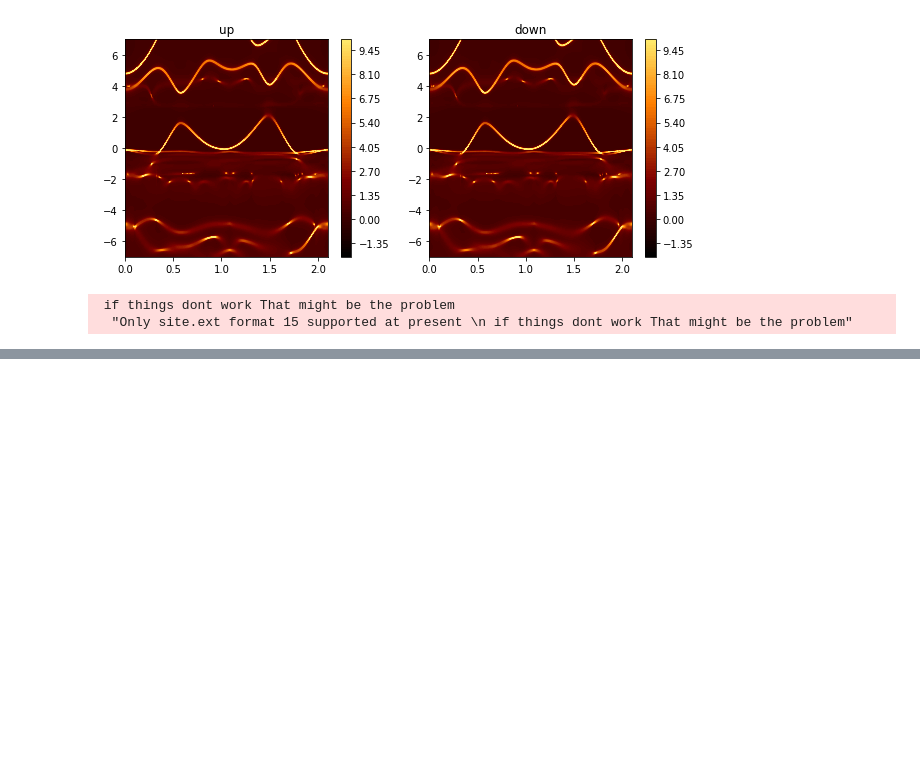
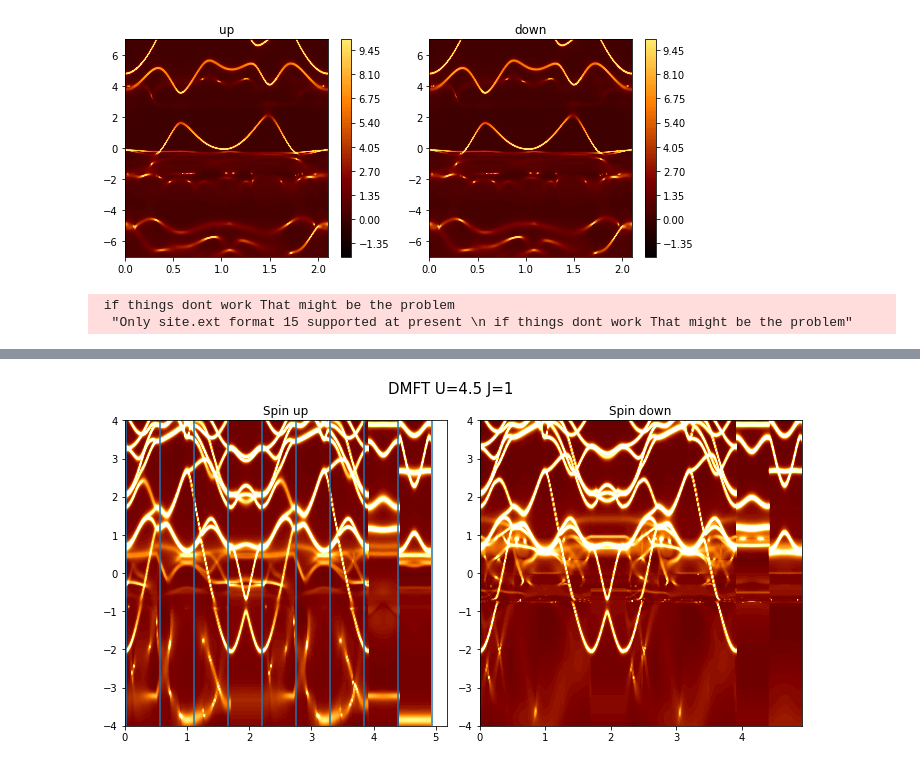
Before and after one commit to santoshkumarradha/DMFT-QSGW-LiCoO2, a Jupyter notebook: dmft.ipynb, the cells around one changed output, grey strips where cells are left out. Saved outputs shown, nothing was run; the diff lists cells and outputs as text; code cells hidden in the pictures; blank space fills up the shorter version.

```diff
--- a/dmft.ipynb
+++ b/dmft.ipynb
@@ -276,0 +287,13 @@ plt.tight_layout()
+# %%
+fig,ax1=plt.subplots(1,2,figsize=(10,5))
+for i,j in zip(ax1,["Spin up","Spin down"]): i.set_title(j)
+ax=ax1[0]
+ax.contourf(x,y,Aup,90,cmap="afmhot")
+ax=ax1[1]
+ax.contourf(x,y,Adown,90,cmap="afmhot")
+fig.text(0.41,1,"DMFT U=4.5 J=1",fontsize=15)
+for i in np.linspace(x.min(),x.max(),10)+.02:ax1[0].axvline(i)
+for i in ax1:i.set_ylim(-4,4)
+plt.tight_layout()
+# %% [output]
+[figure, added]
```
Also changed, not shown: parts of 7 cells of this notebook, 7 other files.
